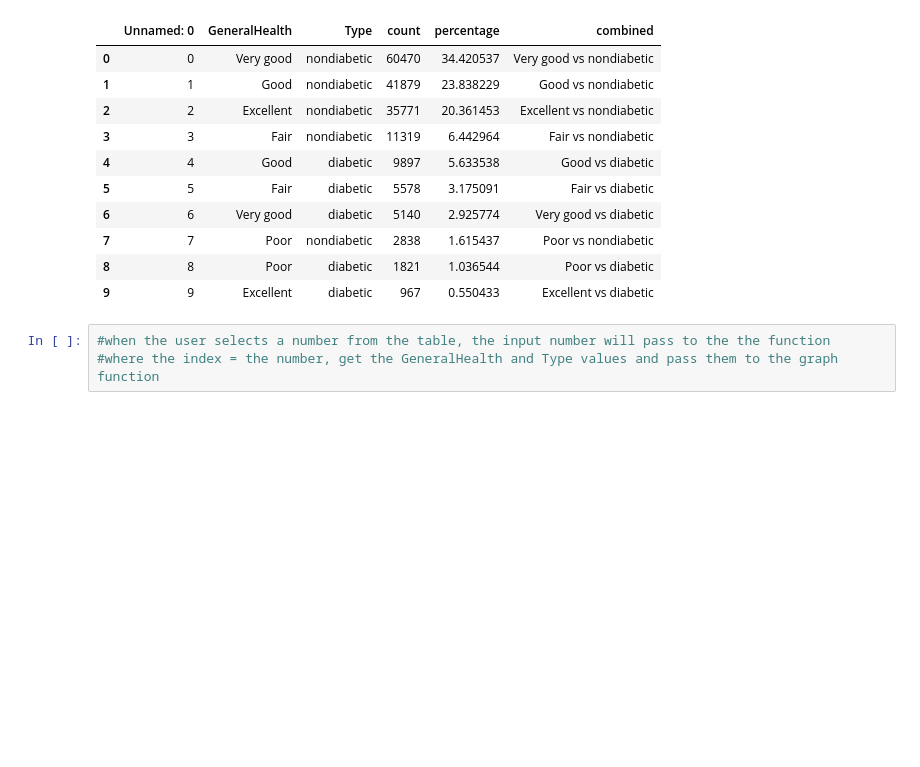
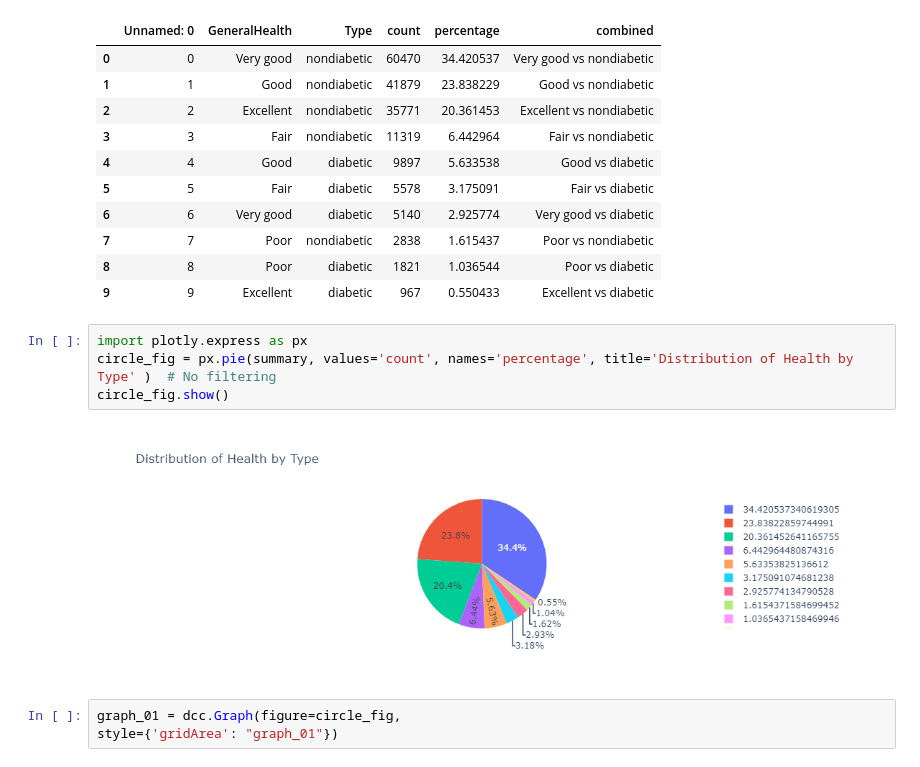
Before and after one commit to yourexodus/capstone_CDC, a Jupyter notebook: Html_Testing.ipynb, the cells around one changed output. Cells and saved outputs as stored; diff of their text form; blank space fills up the shorter version.

```diff
--- a/Html_Testing.ipynb
+++ b/Html_Testing.ipynb
@@ -1135,8 +1135,14 @@ summary
 | 8 | 8 | Poor | diabetic | 1821 | 1.036544 | Poor vs diabetic |
 | 9 | 9 | Excellent | diabetic | 967 | 0.550433 | Excellent vs diabetic |
 # %%
-#when the user selects a number from the table, the input number will pass to the the function
-#where the index = the number, get the GeneralHealth and Type values and pass them to the graph function
+import plotly.express as px
+circle_fig = px.pie(summary, values='count', names='percentage', title='Distribution of Health by Type' )  # No filtering
+circle_fig.show()
+# %% [output]
+[figure, added]
+# %%
+graph_01 = dcc.Graph(figure=circle_fig,
+style={'gridArea': "graph_01"})
 # %%
 import dash
 from dash import html, dcc
```
Also changed, not shown: parts of 1 cell of this notebook.
